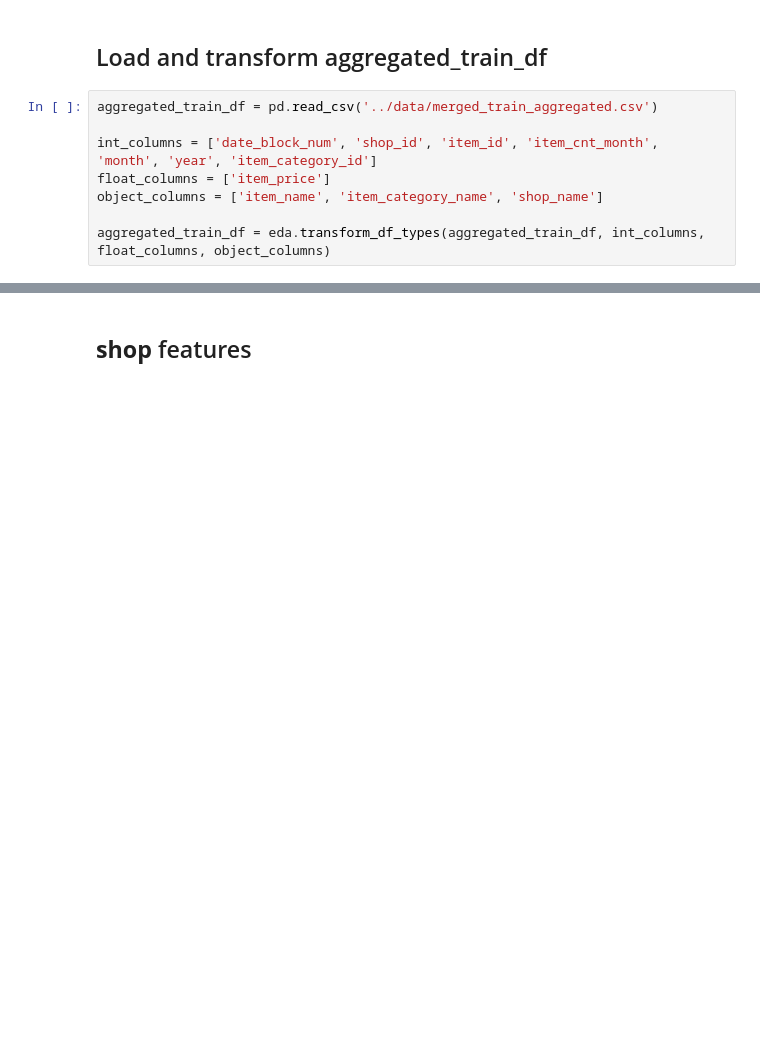
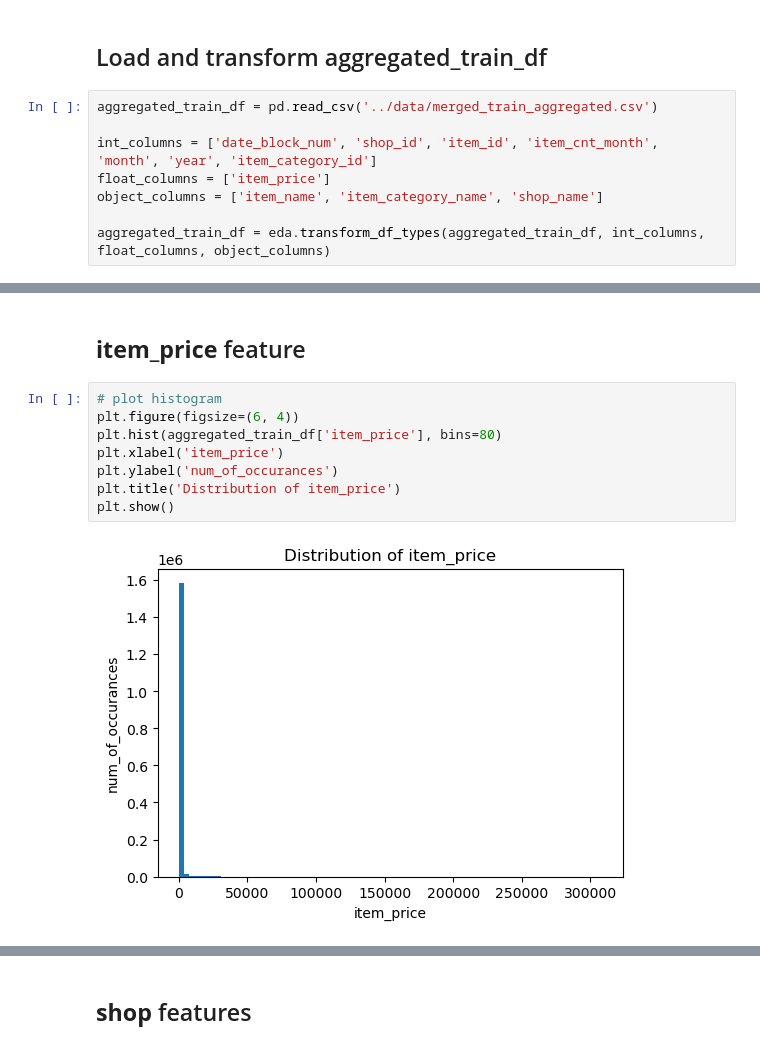
Before and after one commit to Alexennk/ml-ds-practice, a Jupyter notebook: notebooks/eda_notebook.ipynb, the cells around one changed output, grey strips where cells are left out. Drawn from its saved outputs; the diff is of its cells as text; blank space fills up the shorter version.

```diff
--- a/notebooks/eda_notebook.ipynb
+++ b/notebooks/eda_notebook.ipynb
@@ -153,0 +176,12 @@ aggregated_train_df = eda.transform_df_types(aggregated_train_df, int_columns, f
+# %% [markdown]
+## **item_price** feature
+# %%
+# plot histogram
+plt.figure(figsize=(6, 4))
+plt.hist(aggregated_train_df['item_price'], bins=80)
+plt.xlabel('item_price')
+plt.ylabel('num_of_occurances')
+plt.title('Distribution of item_price')
+plt.show()
+# %% [output]
+[figure, added]
```
Also changed, not shown: parts of 15 cells of this notebook.
